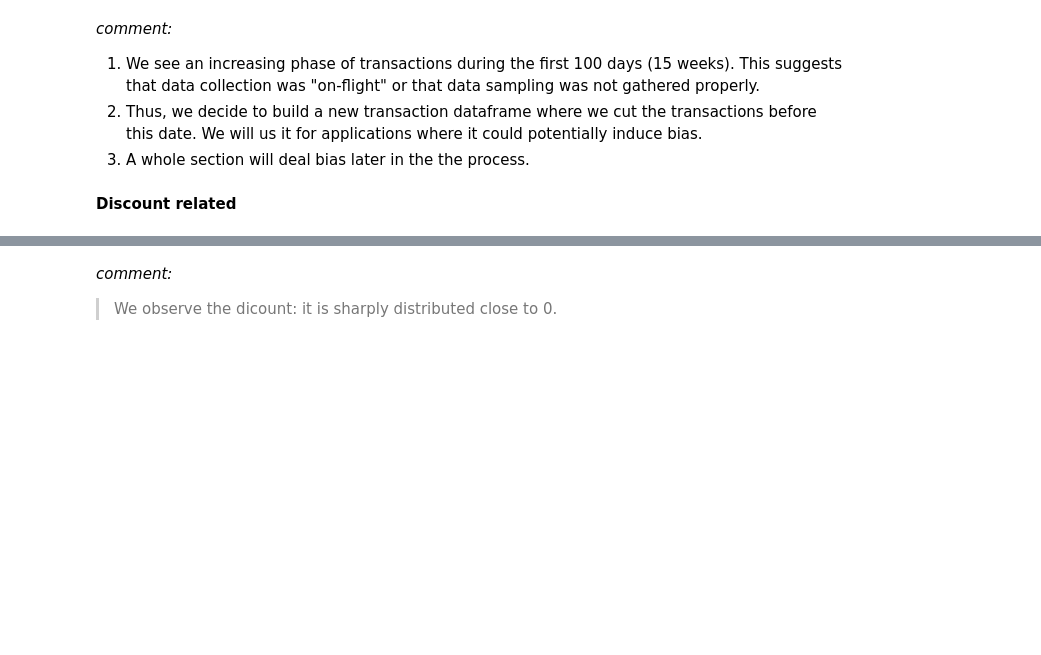
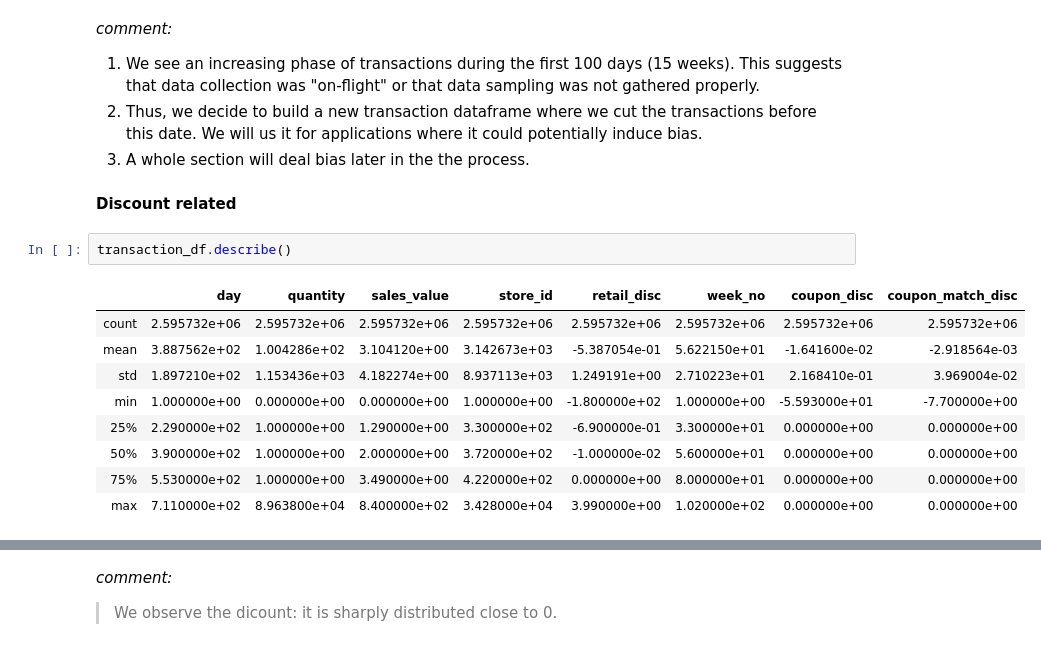
Before and after one commit to raphaelreiss/ADA_project, a Jupyter notebook: src/TermProject.ipynb, the cells around one changed output, grey strips where cells are left out. Drawn from its saved outputs; the diff is of its cells as text; blank space fills up the shorter version.

```diff
--- a/src/TermProject.ipynb
+++ b/src/TermProject.ipynb
@@ -317,6 +462,18 @@ plt.show()
 3. A whole section will deal bias later in the the process.
 # %% [markdown]
 **Discount related**
+# %%
+transaction_df.describe()
+# %% [output]
+|  | day | quantity | sales_value | store_id | retail_disc | week_no | coupon_disc | coupon_match_disc |
+| count | 2.595732e+06 | 2.595732e+06 | 2.595732e+06 | 2.595732e+06 | 2.595732e+06 | 2.595732e+06 | 2.595732e+06 | 2.595732e+06 |
+| mean | 3.887562e+02 | 1.004286e+02 | 3.104120e+00 | 3.142673e+03 | -5.387054e-01 | 5.622150e+01 | -1.641600e-02 | -2.918564e-03 |
+| std | 1.897210e+02 | 1.153436e+03 | 4.182274e+00 | 8.937113e+03 | 1.249191e+00 | 2.710223e+01 | 2.168410e-01 | 3.969004e-02 |
+| min | 1.000000e+00 | 0.000000e+00 | 0.000000e+00 | 1.000000e+00 | -1.800000e+02 | 1.000000e+00 | -5.593000e+01 | -7.700000e+00 |
+| 25% | 2.290000e+02 | 1.000000e+00 | 1.290000e+00 | 3.300000e+02 | -6.900000e-01 | 3.300000e+01 | 0.000000e+00 | 0.000000e+00 |
+| 50% | 3.900000e+02 | 1.000000e+00 | 2.000000e+00 | 3.720000e+02 | -1.000000e-02 | 5.600000e+01 | 0.000000e+00 | 0.000000e+00 |
+| 75% | 5.530000e+02 | 1.000000e+00 | 3.490000e+00 | 4.220000e+02 | 0.000000e+00 | 8.000000e+01 | 0.000000e+00 | 0.000000e+00 |
+| max | 7.110000e+02 | 8.963800e+04 | 8.400000e+02 | 3.428000e+04 | 3.990000e+00 | 1.020000e+02 | 0.000000e+00 | 0.000000e+00 |
 # %%
 fig, axes = plt.subplots(1, 3)
 plt.suptitle("Distributions of discounts")
```
Also changed, not shown: parts of 33 cells of this notebook.
